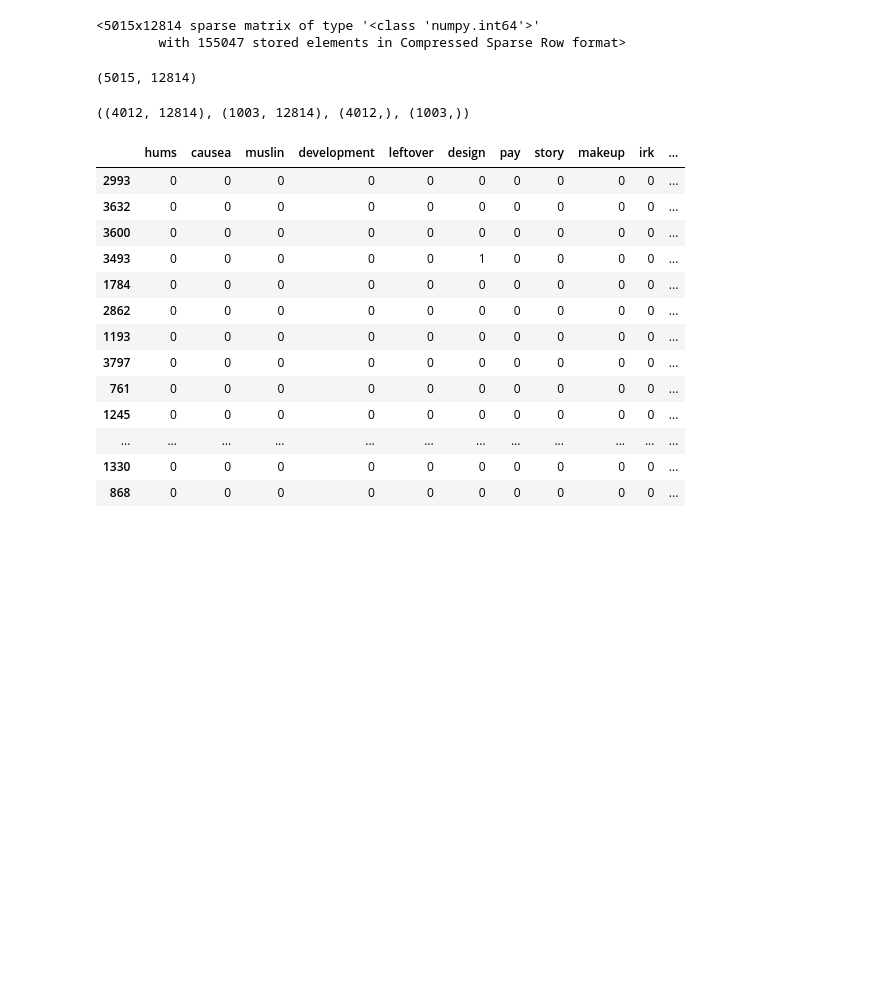
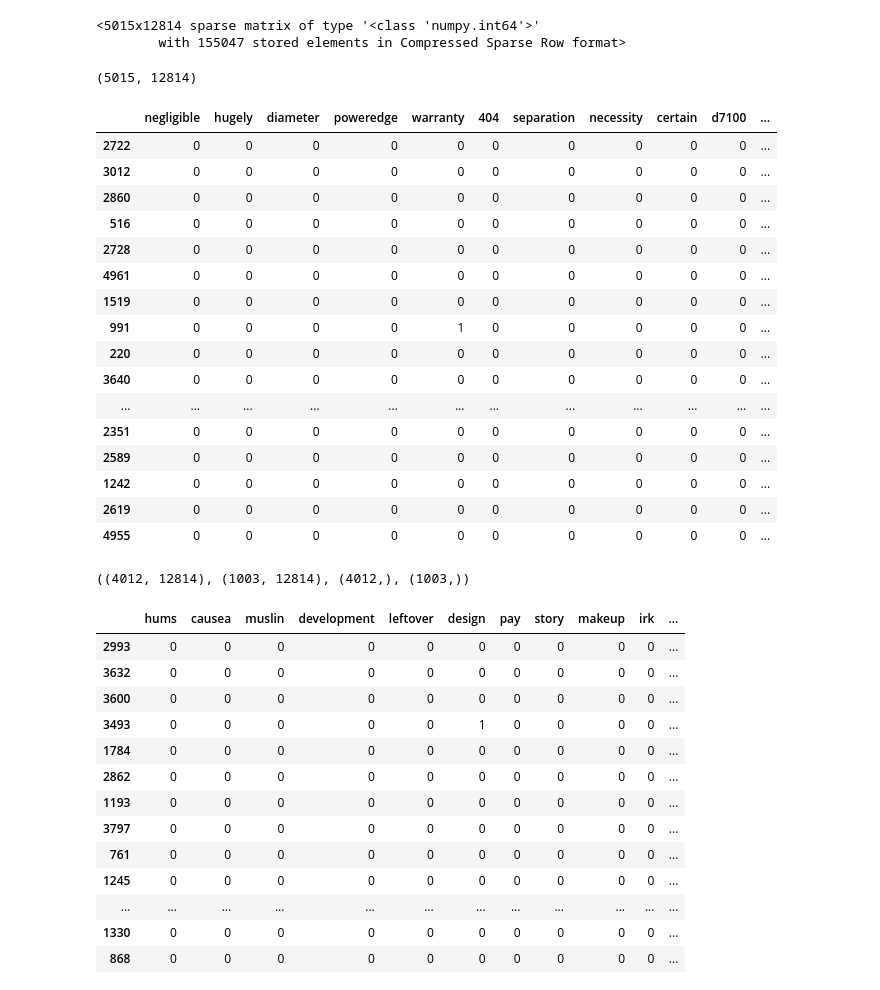
Before and after one commit to anup44/machine_learning_project, a Jupyter notebook: naive_bayes.ipynb, the cells around one changed output. Drawn from its saved outputs; the diff is of its cells as text; code cells hidden in the pictures; blank space fills up the shorter version.

```diff
--- a/naive_bayes.ipynb
+++ b/naive_bayes.ipynb
@@ -134,6 +134,26 @@ tokens_vectorized
 tokens_vectorized.shape
 # %% [output]
 (5015, 12814)
+# %%
+pd.DataFrame(tokens_vectorized.toarray(), columns=vectorizer.get_feature_names_out()).iloc[random.sample(range(tokens_vectorized.shape[0]), 20), random.sample(range(tokens_vectorized.shape[1]), 15)]
+# %% [output]
+|  | negligible | hugely | diameter | poweredge | warranty | 404 | separation | necessity | certain | d7100 | ... |
+| 2722 | 0 | 0 | 0 | 0 | 0 | 0 | 0 | 0 | 0 | 0 | ... |
+| 3012 | 0 | 0 | 0 | 0 | 0 | 0 | 0 | 0 | 0 | 0 | ... |
+| 2860 | 0 | 0 | 0 | 0 | 0 | 0 | 0 | 0 | 0 | 0 | ... |
+| 516 | 0 | 0 | 0 | 0 | 0 | 0 | 0 | 0 | 0 | 0 | ... |
+| 2728 | 0 | 0 | 0 | 0 | 0 | 0 | 0 | 0 | 0 | 0 | ... |
+| 4961 | 0 | 0 | 0 | 0 | 0 | 0 | 0 | 0 | 0 | 0 | ... |
+| 1519 | 0 | 0 | 0 | 0 | 0 | 0 | 0 | 0 | 0 | 0 | ... |
+| 991 | 0 | 0 | 0 | 0 | 1 | 0 | 0 | 0 | 0 | 0 | ... |
+| 220 | 0 | 0 | 0 | 0 | 0 | 0 | 0 | 0 | 0 | 0 | ... |
+| 3640 | 0 | 0 | 0 | 0 | 0 | 0 | 0 | 0 | 0 | 0 | ... |
+| ... | ... | ... | ... | ... | ... | ... | ... | ... | ... | ... | ... |
+| 2351 | 0 | 0 | 0 | 0 | 0 | 0 | 0 | 0 | 0 | 0 | ... |
+| 2589 | 0 | 0 | 0 | 0 | 0 | 0 | 0 | 0 | 0 | 0 | ... |
+| 1242 | 0 | 0 | 0 | 0 | 0 | 0 | 0 | 0 | 0 | 0 | ... |
+| 2619 | 0 | 0 | 0 | 0 | 0 | 0 | 0 | 0 | 0 | 0 | ... |
+| 4955 | 0 | 0 | 0 | 0 | 0 | 0 | 0 | 0 | 0 | 0 | ... |
 # %%
 pd.DataFrame(tokens_vectorized.toarray(), columns=vectorizer.get_feature_names_out()).sample(500).to_csv('tokens_count_vectorized_sample.csv')
 # %%
```
Also changed, not shown: 37 other files.
